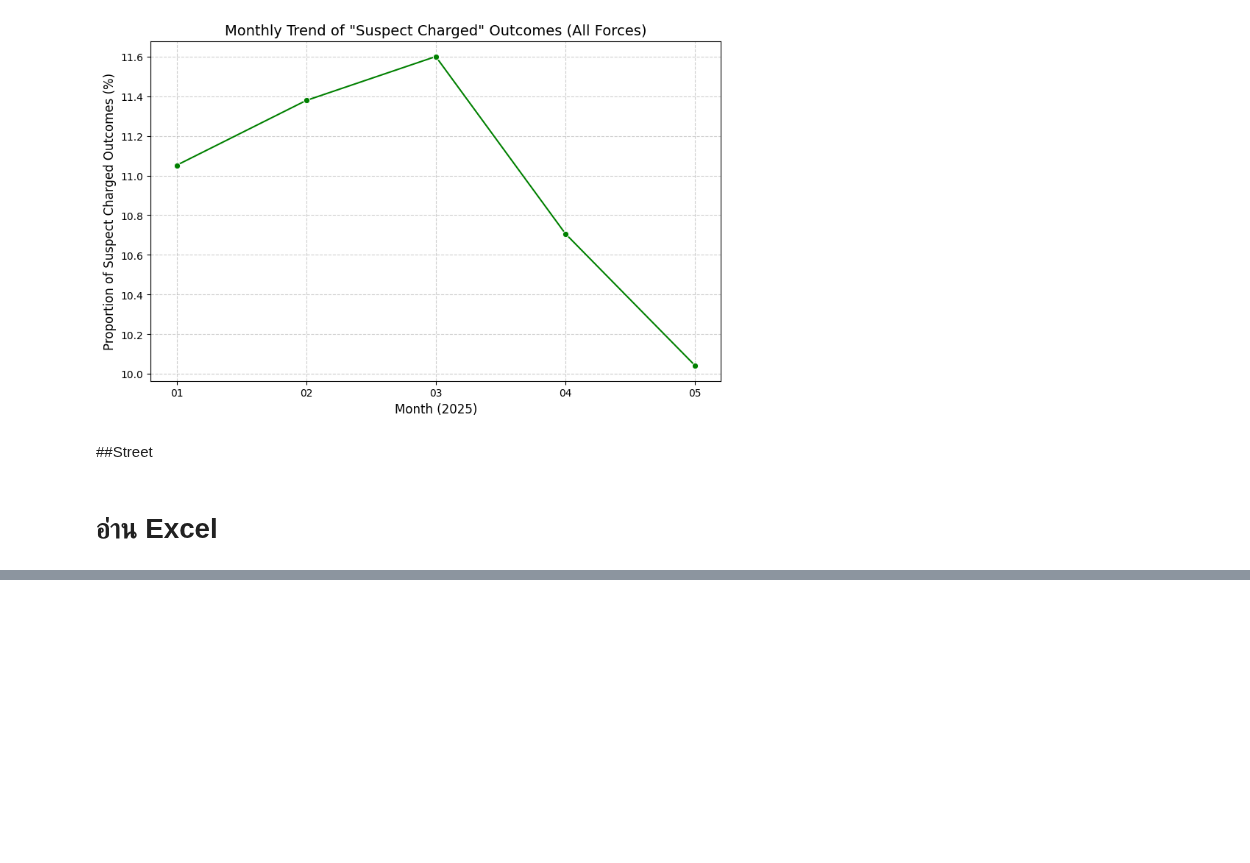
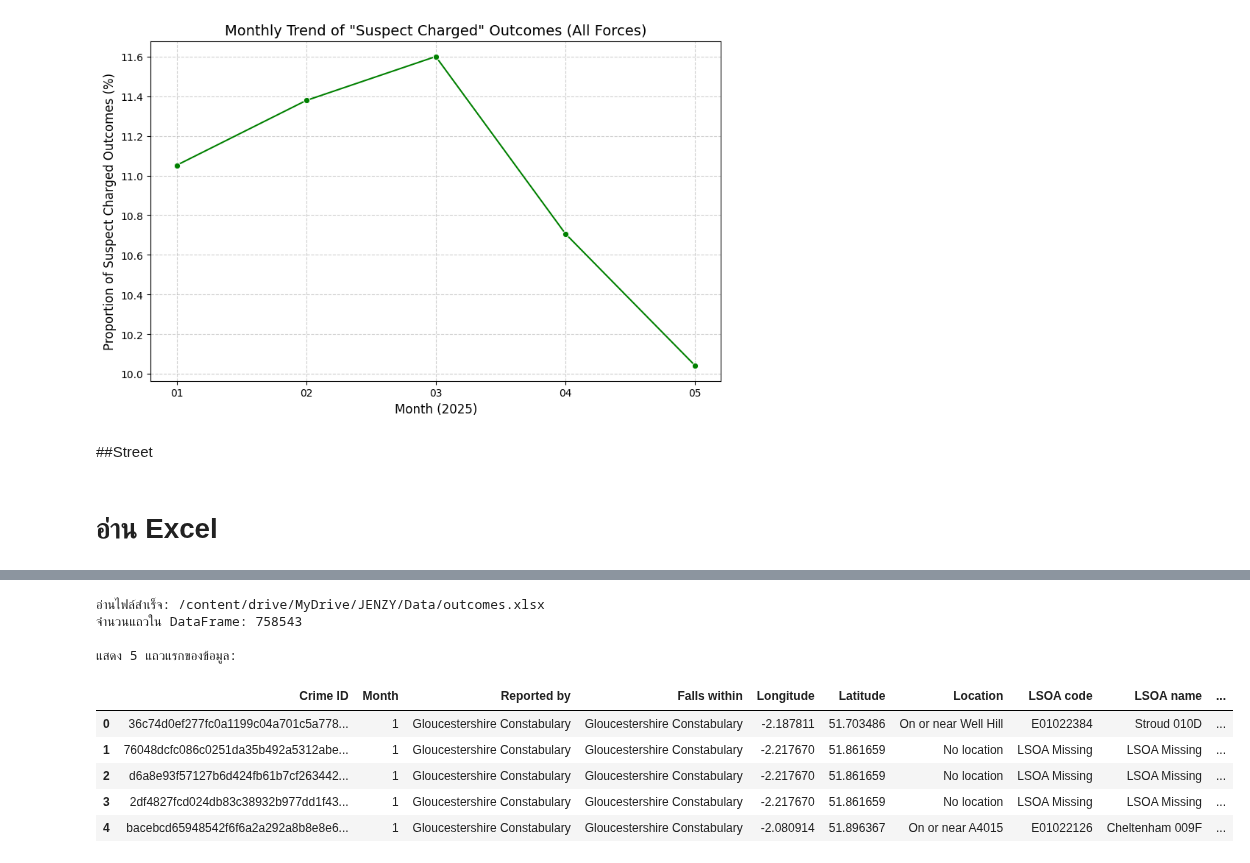
Before and after one commit to jangInw007/JENZY_Project, a Jupyter notebook: JENZY_is_perfect_project_Basicpro.ipynb, the cells around one changed output, grey strips where cells are left out. Saved outputs shown, nothing was run; the diff lists cells and outputs as text; code cells hidden in the pictures; blank space fills up the shorter version.

```diff
--- a/JENZY_is_perfect_project_Basicpro.ipynb
+++ b/JENZY_is_perfect_project_Basicpro.ipynb
@@ -1676,0 +1664,34 @@ outcomes_df.head(5)
+# %%
+import pandas as pd
+
+# กำหนดเส้นทางของไฟล์ Excel
+filepath = '/content/drive/MyDrive/JENZY/Data/outcomes.xlsx'
+
+try:
+    # ใช้ pd.read_excel เพื่ออ่านไฟล์
+    # โดยทั่วไป ถ้าไฟล์มีชีทเดียว จะโหลดชีทแรกโดยอัตโนมัติ
+    df = pd.read_excel(filepath)
+
+    print(f"อ่านไฟล์สำเร็จ: {filepath}")
+    print(f"จำนวนแถวใน DataFrame: {len(df)}")
+    print("\nแสดง 5 แถวแรกของข้อมูล:")
+    display(df.head())
+
+except FileNotFoundError:
+    print(f"*** ERROR: ไม่พบไฟล์ที่เส้นทาง: {filepath} ***")
+except Exception as e:
+    print(f"*** ERROR: เกิดข้อผิดพลาดในการอ่านไฟล์: {e} ***")
+
+# หากไฟล์มีหลายชีท และคุณต้องการระบุชีท:
+# outcomes_excel_df = pd.read_excel(filepath, sheet_name='ชื่อชีทที่ต้องการ')
+# %% [output]
+อ่านไฟล์สำเร็จ: /content/drive/MyDrive/JENZY/Data/outcomes.xlsx
+จำนวนแถวใน DataFrame: 758543
+
+แสดง 5 แถวแรกของข้อมูล:
+|  | Crime ID | Month | Reported by | Falls within | Longitude | Latitude | Location | LSOA code | LSOA name | ... |
+| 0 | 36c74d0ef277fc0a1199c04a701c5a778... | 1 | Gloucestershire Constabulary | Gloucestershire Constabulary | -2.187811 | 51.703486 | On or near Well Hill | E01022384 | Stroud 010D | ... |
+| 1 | 76048dcfc086c0251da35b492a5312abe... | 1 | Gloucestershire Constabulary | Gloucestershire Constabulary | -2.217670 | 51.861659 | No location | LSOA Missing | LSOA Missing | ... |
+| 2 | d6a8e93f57127b6d424fb61b7cf263442... | 1 | Gloucestershire Constabulary | Gloucestershire Constabulary | -2.217670 | 51.861659 | No location | LSOA Missing | LSOA Missing | ... |
+| 3 | 2df4827fcd024db83c38932b977dd1f43... | 1 | Gloucestershire Constabulary | Gloucestershire Constabulary | -2.217670 | 51.861659 | No location | LSOA Missing | LSOA Missing | ... |
+| 4 | bacebcd65948542f6f6a2a292a8b8e8e6... | 1 | Gloucestershire Constabulary | Gloucestershire Constabulary | -2.080914 | 51.896367 | On or near A4015 | E01022126 | Cheltenham 009F | ... |
```
Also changed, not shown: parts of 9 cells of this notebook.
